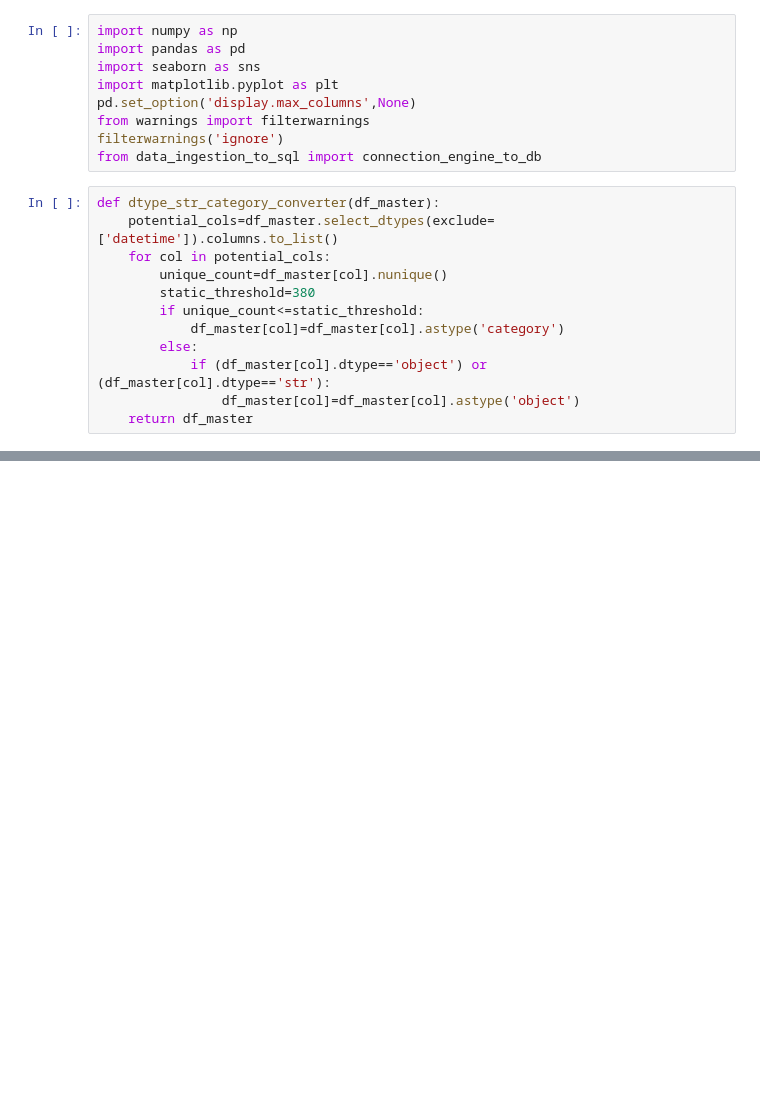
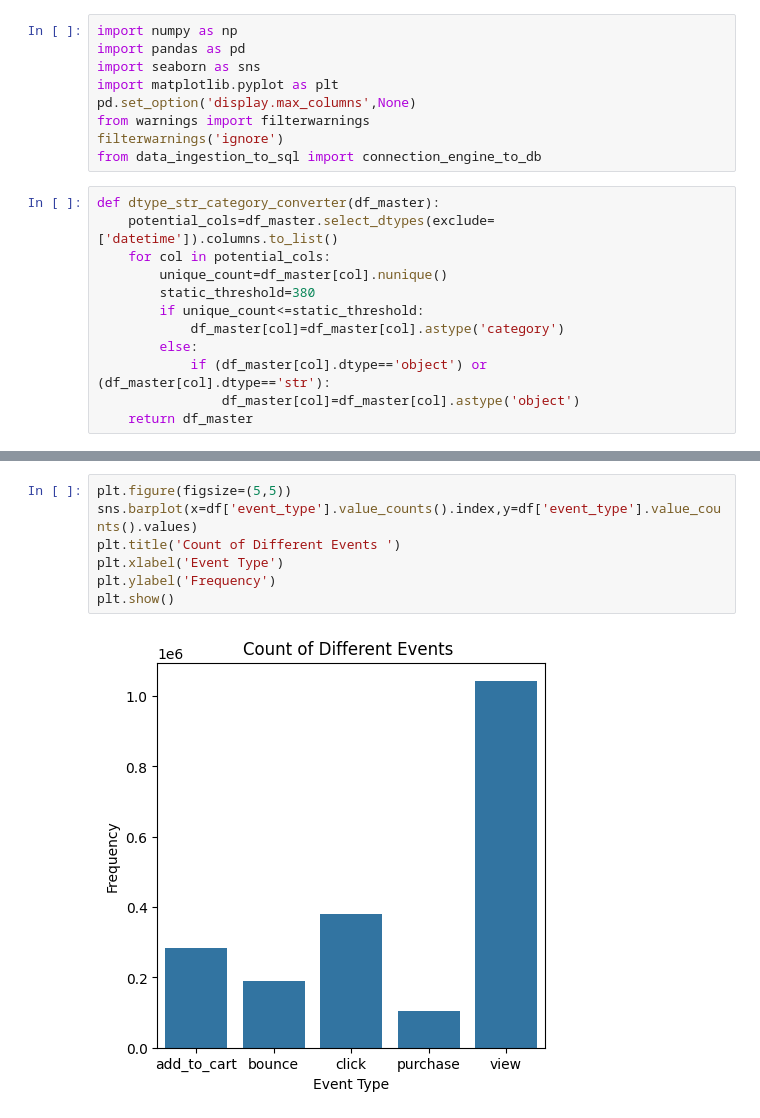
Before and after one commit to SKMsushant/Projects, a Jupyter notebook: data_analytics/Analysis.ipynb, the cells around one changed output, grey strips where cells are left out. Drawn from its saved outputs; the diff is of its cells as text; blank space fills up the shorter version.

```diff
--- a/data_analytics/Analysis.ipynb
+++ b/data_analytics/Analysis.ipynb
@@ -73,0 +98,9 @@ memory usage: 236.5 MB
+# %%
+plt.figure(figsize=(5,5))
+sns.barplot(x=df['event_type'].value_counts().index,y=df['event_type'].value_counts().values)
+plt.title('Count of Different Events ')
+plt.xlabel('Event Type')
+plt.ylabel('Frequency')
+plt.show()
+# %% [output]
+[figure, added]
```
Also changed, not shown: parts of 7 cells of this notebook, 25 other files.
